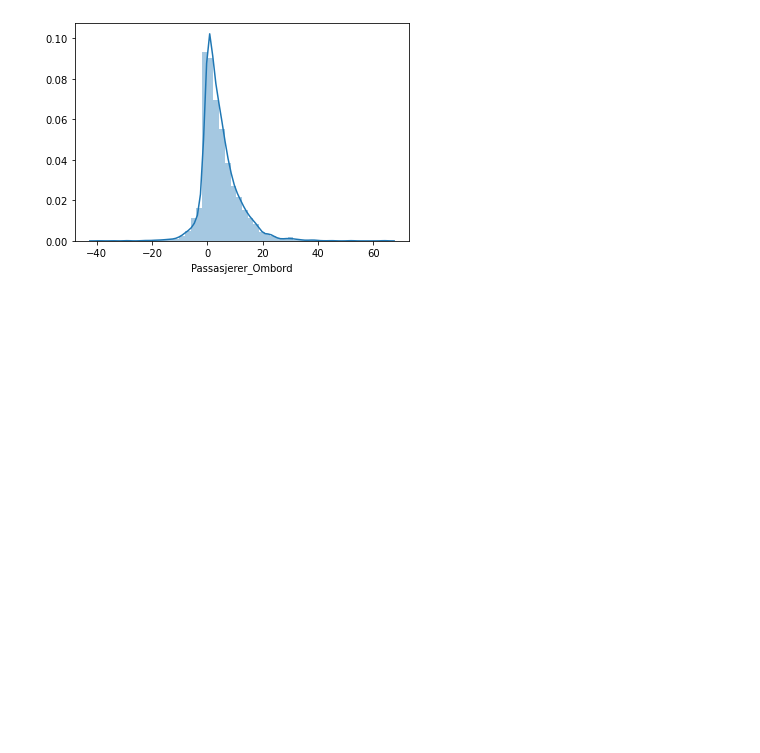
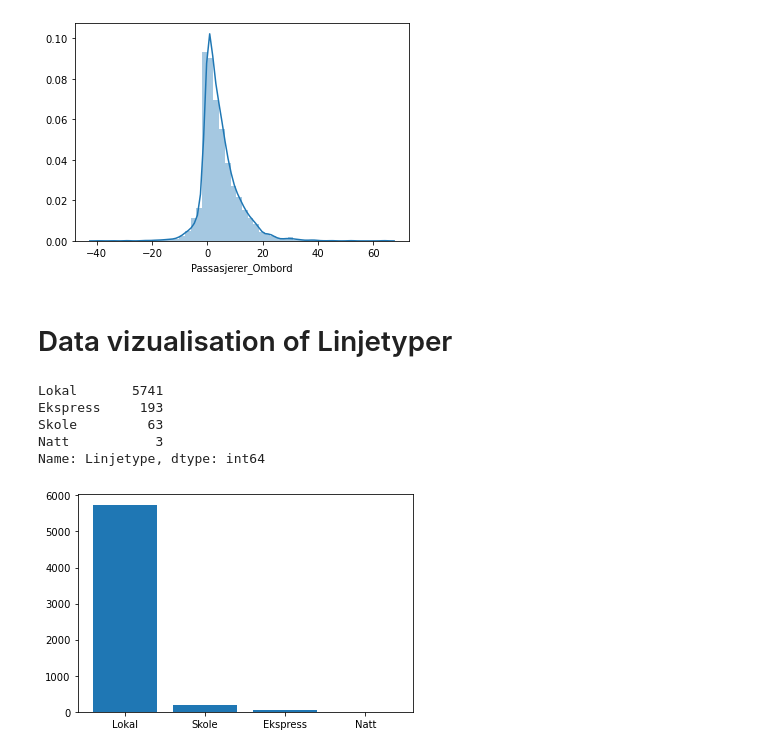
Before and after one commit to Kenn3Th/DAVE3625, a Jupyter notebook: Assignment_1/Oblig1.ipynb, the cells around one changed output. Cells and saved outputs as stored; diff of their text form; code cells hidden in the pictures; blank space fills up the shorter version.

```diff
--- a/Assignment_1/Oblig1.ipynb
+++ b/Assignment_1/Oblig1.ipynb
@@ -125,3 +125,17 @@ sns.distplot(Ruter_df['Passasjerer_Ombord'], kde=True)
 # %% [output]
 <AxesSubplot:xlabel='Passasjerer_Ombord'>
 [figure]
+# %% [markdown]
+# Data vizualisation of Linjetyper
+# %%
+fig = plt.figure()
+ax = fig.add_subplot(1,1,1)
+ax.bar(pd.unique(Ruter_df.Linjetype),Ruter_df.Linjetype.value_counts())
+Ruter_df.Linjetype.value_counts()
+# %% [output]
+Lokal       5741
+Ekspress     193
+Skole         63
+Natt           3
+Name: Linjetype, dtype: int64
+[figure, added]
```
Also changed, not shown: parts of 1 cell of this notebook, 1 other file.
